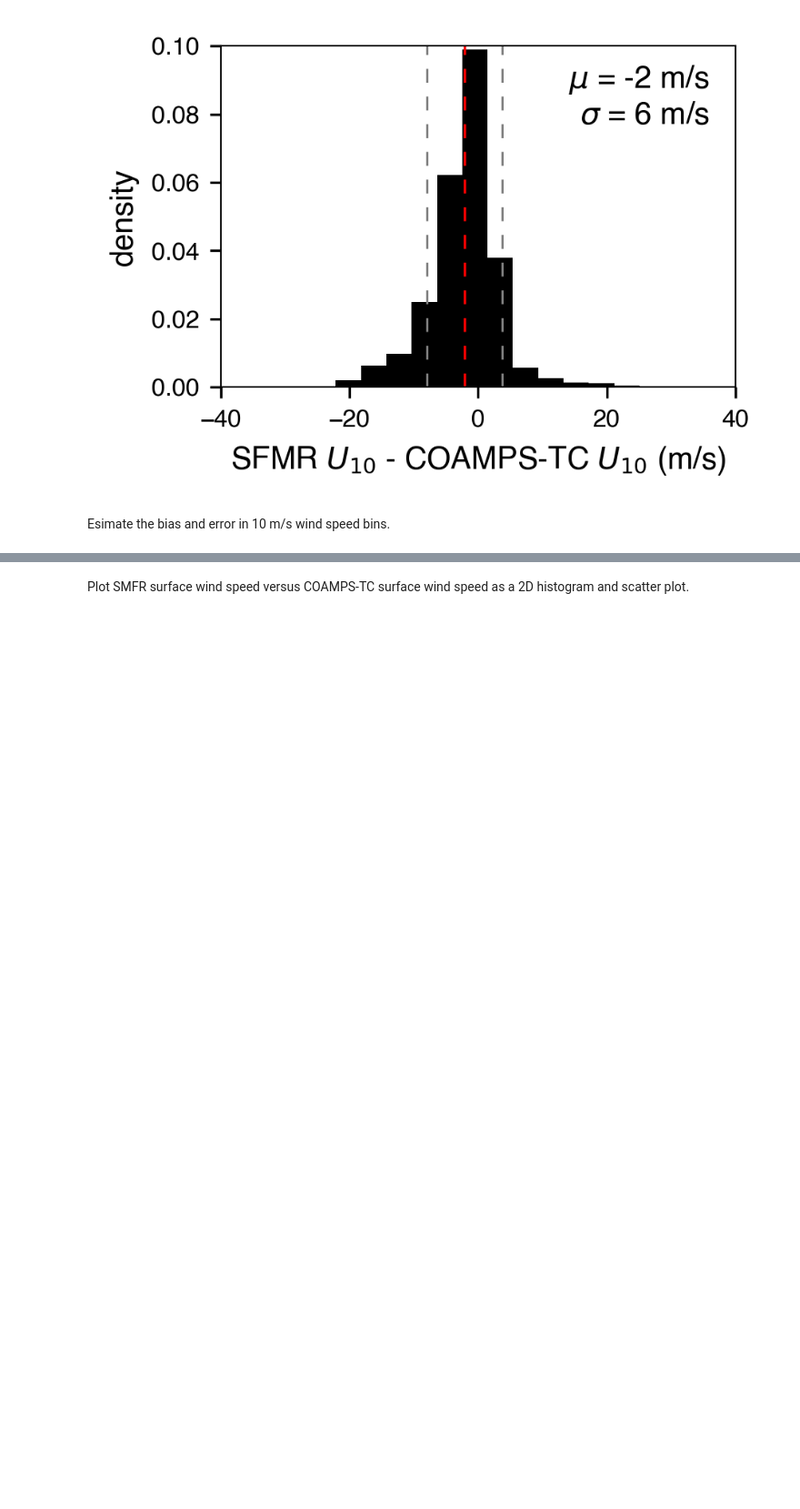
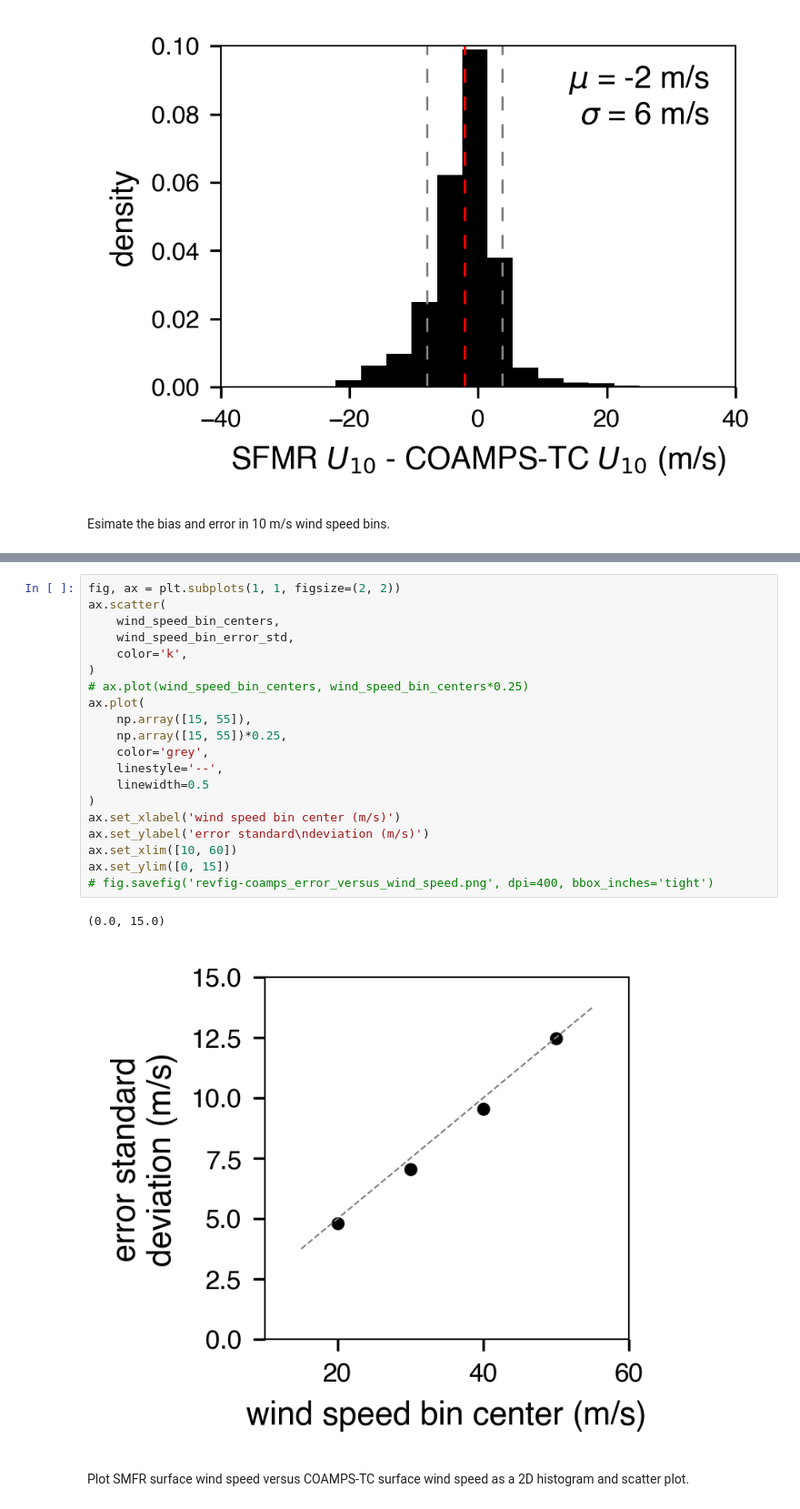
Before and after one commit to jacobrdavis/ocean-surface-wave-slopes-and-wind-wave-alignment, a Jupyter notebook: nb5-slope-primary-dependence.ipynb, the cells around one changed output, grey strips where cells are left out. Shown at 91% size. Cells and saved outputs as stored; diff of their text form; blank space fills up the shorter version.

```diff
--- a/nb5-slope-primary-dependence.ipynb
+++ b/nb5-slope-primary-dependence.ipynb
@@ -542,6 +544,29 @@ wind speed bin centers: [20. 30. 40. 50.] m/s
 error mean in bin: [-2. -3.  0. 10.] m/s
 error stdev in bin: [ 5.  7. 10. 12.] m/s
 error stdev % of wind speed in bin: [24. 23. 24. 25.] %
+# %%
+fig, ax = plt.subplots(1, 1, figsize=(2, 2))
+ax.scatter(
+    wind_speed_bin_centers,
+    wind_speed_bin_error_std,
+    color='k',
+)
+# ax.plot(wind_speed_bin_centers, wind_speed_bin_centers*0.25)
+ax.plot(
+    np.array([15, 55]),
+    np.array([15, 55])*0.25,
+    color='grey',
+    linestyle='--',
+    linewidth=0.5
+)
+ax.set_xlabel('wind speed bin center (m/s)')
+ax.set_ylabel('error standard\ndeviation (m/s)')
+ax.set_xlim([10, 60])
+ax.set_ylim([0, 15])
+# fig.savefig('revfig-coamps_error_versus_wind_speed.png', dpi=400, bbox_inches='tight')
+# %% [output]
+(0.0, 15.0)
+[figure, added]
 # %% [markdown]
 Plot SMFR surface wind speed versus COAMPS-TC surface wind speed as a 2D histogram and scatter plot.
 # %%
```
Also changed, not shown: parts of 13 cells of this notebook, 5 other files.
